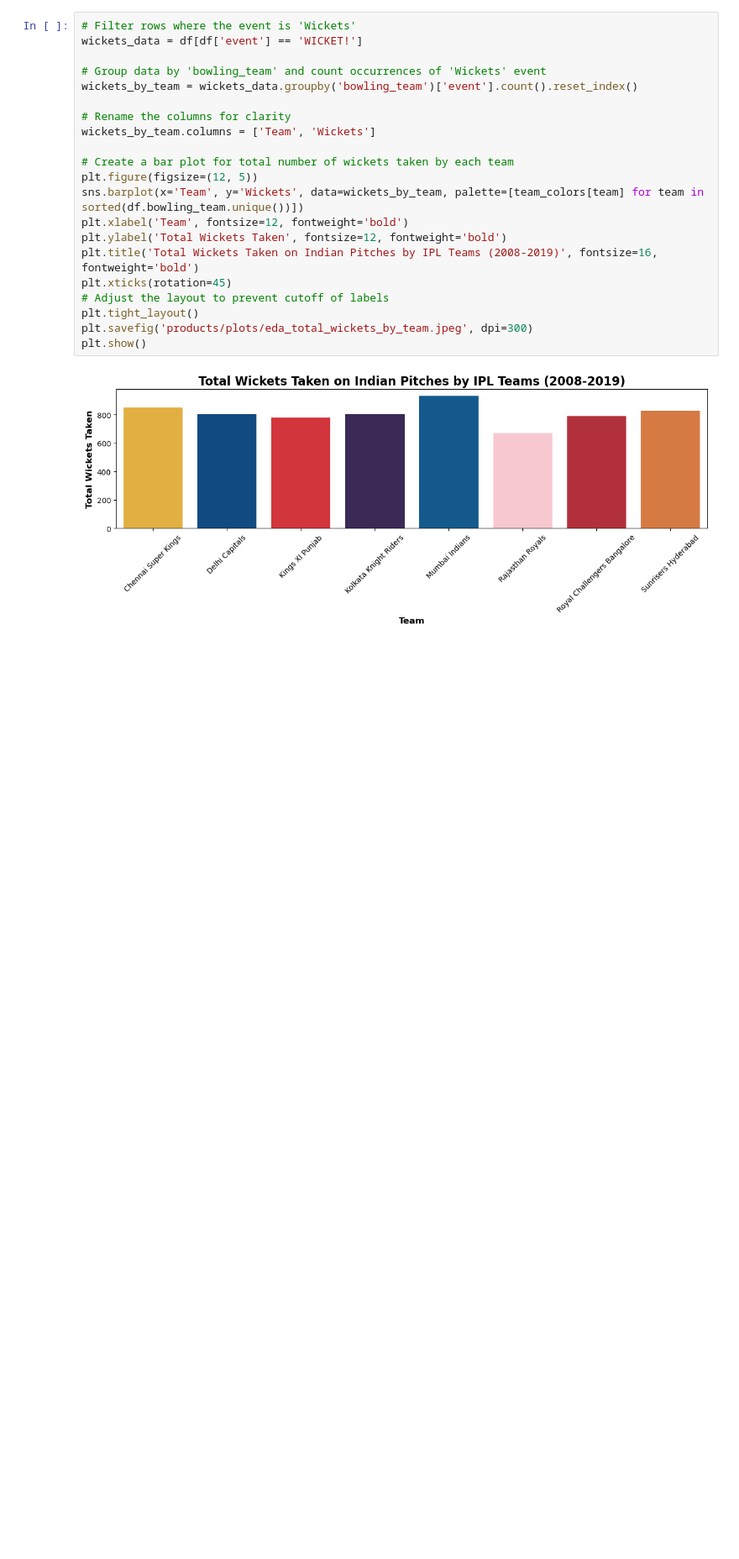
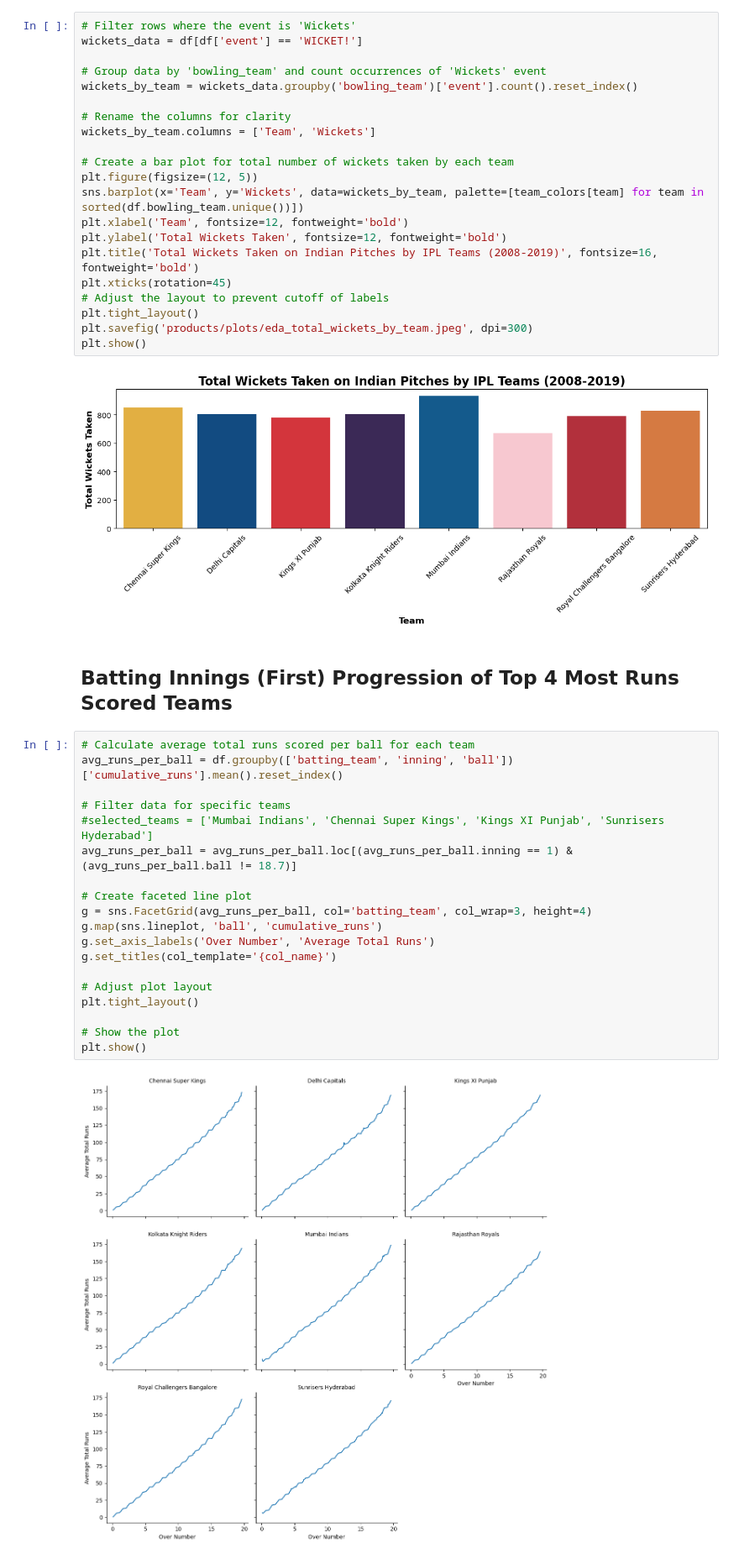
Before and after one commit to TegveerG/IPL-Project, a Jupyter notebook: EDA.ipynb, the cells around one changed output. Shown at 84% size. Saved outputs shown, nothing was run; the diff lists cells and outputs as text; blank space fills up the shorter version.

```diff
--- a/EDA.ipynb
+++ b/EDA.ipynb
@@ -98,3 +103,26 @@ plt.savefig('products/plots/eda_total_wickets_by_team.jpeg', dpi=300)
 plt.show()
 # %% [output]
 [figure]
+# %% [markdown]
+## Batting Innings (First) Progression of Top 4 Most Runs Scored Teams
+# %%
+# Calculate average total runs scored per ball for each team
+avg_runs_per_ball = df.groupby(['batting_team', 'inning', 'ball'])['cumulative_runs'].mean().reset_index()
+
+# Filter data for specific teams
+#selected_teams = ['Mumbai Indians', 'Chennai Super Kings', 'Kings XI Punjab', 'Sunrisers Hyderabad']
+avg_runs_per_ball = avg_runs_per_ball.loc[(avg_runs_per_ball.inning == 1) & (avg_runs_per_ball.ball != 18.7)]
+
+# Create faceted line plot
+g = sns.FacetGrid(avg_runs_per_ball, col='batting_team', col_wrap=3, height=4)
+g.map(sns.lineplot, 'ball', 'cumulative_runs')
+g.set_axis_labels('Over Number', 'Average Total Runs')
+g.set_titles(col_template='{col_name}')
+
+# Adjust plot layout
+plt.tight_layout()
+
+# Show the plot
+plt.show()
+# %% [output]
+[figure, added]
```
Also changed, not shown: parts of 3 cells of this notebook, 9 other files.
